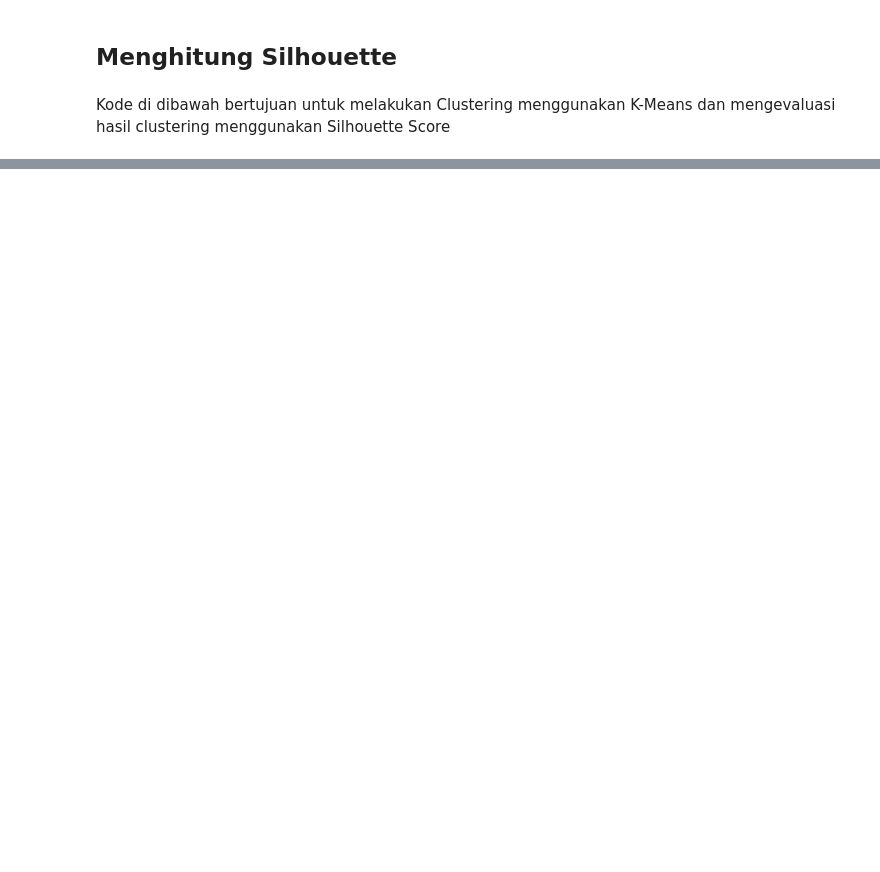
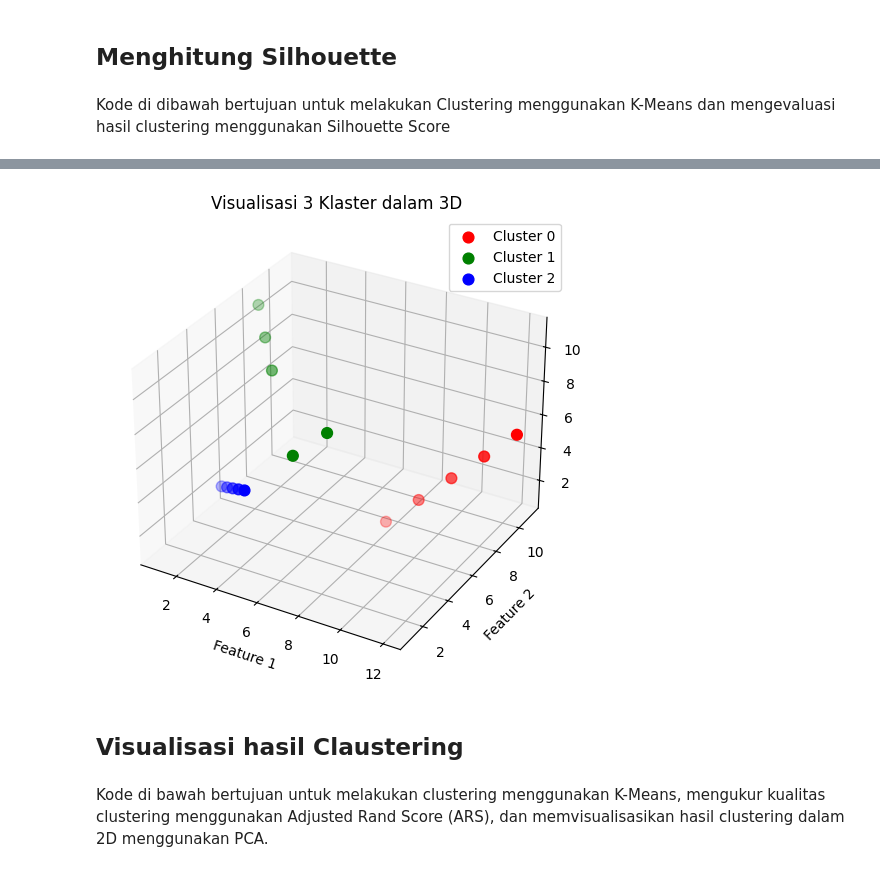
Before and after one commit to sifa-190/pendata, a Jupyter notebook: _sources/Tugas6.ipynb, the cells around one changed output, grey strips where cells are left out. Cells and saved outputs as stored; diff of their text form; code cells hidden in the pictures; blank space fills up the shorter version.

```diff
--- a/_sources/Tugas6.ipynb
+++ b/_sources/Tugas6.ipynb
@@ -441,0 +492,52 @@ Silhouette Score untuk 4 klaster: 0.829
+# %%
+import pandas as pd
+import matplotlib.pyplot as plt
+from mpl_toolkits.mplot3d import Axes3D
+from sklearn.cluster import KMeans
+from sklearn.preprocessing import StandardScaler
+import numpy as np
+
+# Contoh data 3 fitur
+df = pd.DataFrame({
+    'feature1': [1, 2, 3, 4, 5, 8, 9, 10, 11, 12, 6, 7, 3, 2, 1],
+    'feature2': [5, 4, 3, 2, 1, 7, 8, 9, 10, 11, 3, 4, 6, 7, 8],
+    'feature3': [2, 3, 4, 5, 6, 1, 2, 3, 4, 5, 7, 8, 9, 10, 11]
+})
+
+# Normalisasi data
+scaler = StandardScaler()
+X_scaled = scaler.fit_transform(df)
+
+# Clustering KMeans dengan 3 klaster
+kmeans = KMeans(n_clusters=3, random_state=42)
+clusters = kmeans.fit_predict(X_scaled)
+
+# Tambahkan label cluster ke dataframe
+df['cluster'] = clusters
+
+# Warna untuk tiap cluster
+colors = ['red', 'green', 'blue']
+
+# Plot 3D dengan warna berbeda tiap klaster
+fig = plt.figure(figsize=(8,6))
+ax = fig.add_subplot(111, projection='3d')
+
+for cluster_id in range(3):
+    cluster_points = df[df['cluster'] == cluster_id]
+    ax.scatter(
+        cluster_points['feature1'],
+        cluster_points['feature2'],
+        cluster_points['feature3'],
+        c=colors[cluster_id],
+        label=f'Cluster {cluster_id}',
+        s=60
+    )
+
+ax.set_xlabel('Feature 1')
+ax.set_ylabel('Feature 2')
+ax.set_zlabel('Feature 3')
+plt.title('Visualisasi 3 Klaster dalam 3D')
+plt.legend()
+plt.show()
+# %% [output]
+[figure, added]
@@ -441,0 +571,4 @@ Silhouette Score untuk 4 klaster: 0.829
+# %% [markdown]
+## **Visualisasi hasil Claustering**
+# %% [markdown]
+Kode di bawah bertujuan untuk melakukan clustering menggunakan K-Means, mengukur kualitas clustering menggunakan Adjusted Rand Score (ARS), dan memvisualisasikan hasil clustering dalam 2D menggunakan PCA.
```
Also changed, not shown: parts of 19 cells of this notebook, 14 other files.
